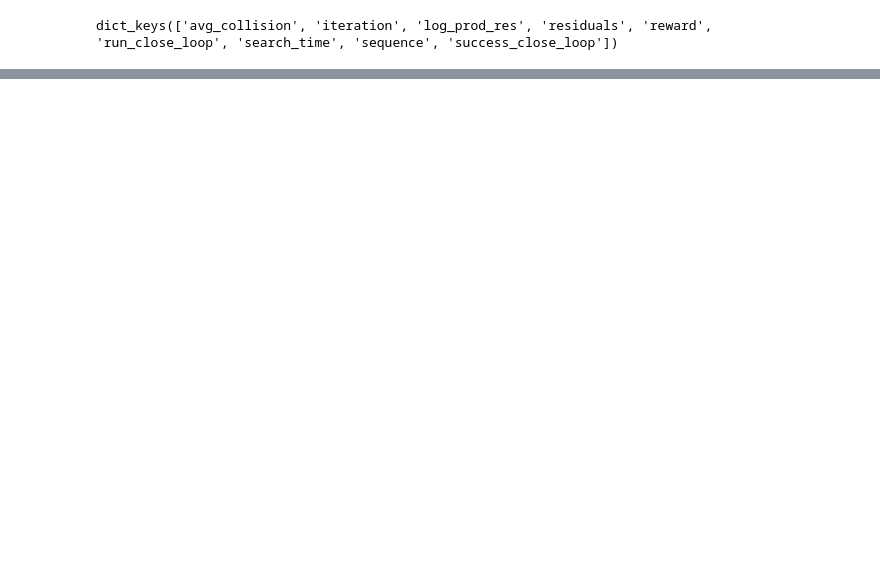
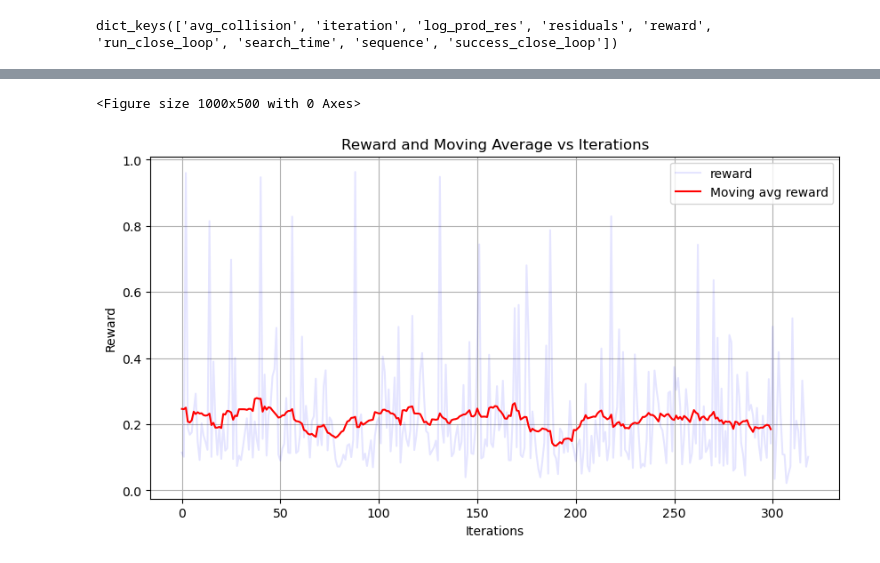
Before and after one commit to Atarilab/learning_cnt_planner, a Jupyter notebook: results.ipynb, the cells around one changed output, grey strips where cells are left out. Drawn from its saved outputs; the diff is of its cells as text; code cells hidden in the pictures; blank space fills up the shorter version.

```diff
--- a/results.ipynb
+++ b/results.ipynb
@@ -35 +109,7 @@ plt.show()
+# %%
+### PLOT REWARD VS ITERATIONS
+plot_reward(data)
+# %% [output]
+<Figure size 1000x500 with 0 Axes>
+[figure, added]
 # %%
```
Also changed, not shown: parts of 14 cells of this notebook.
